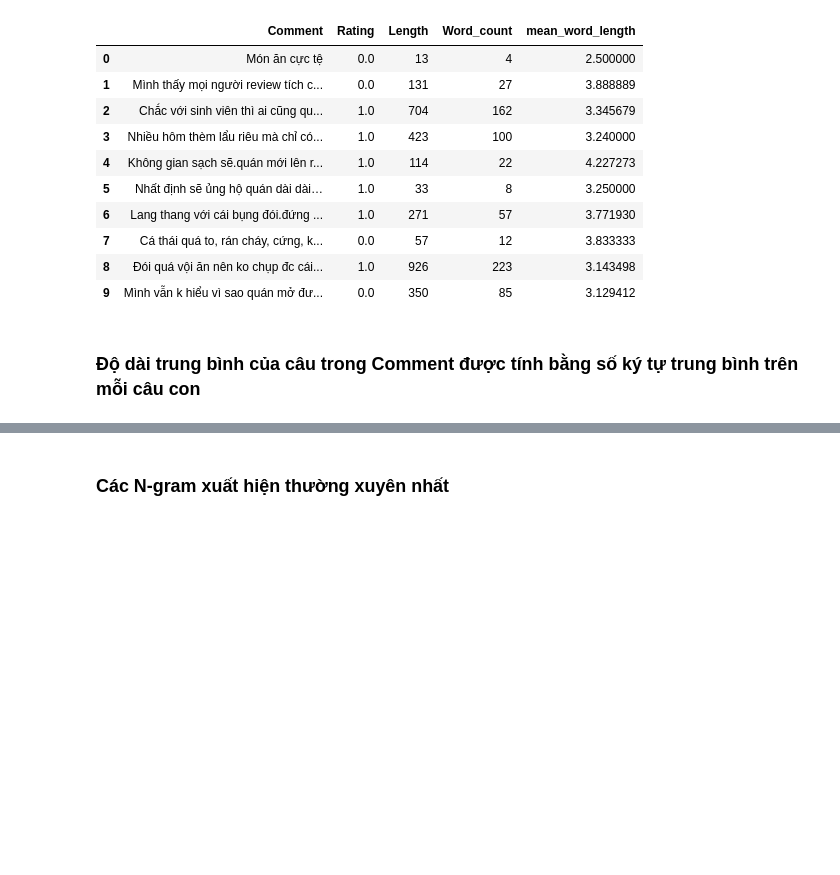
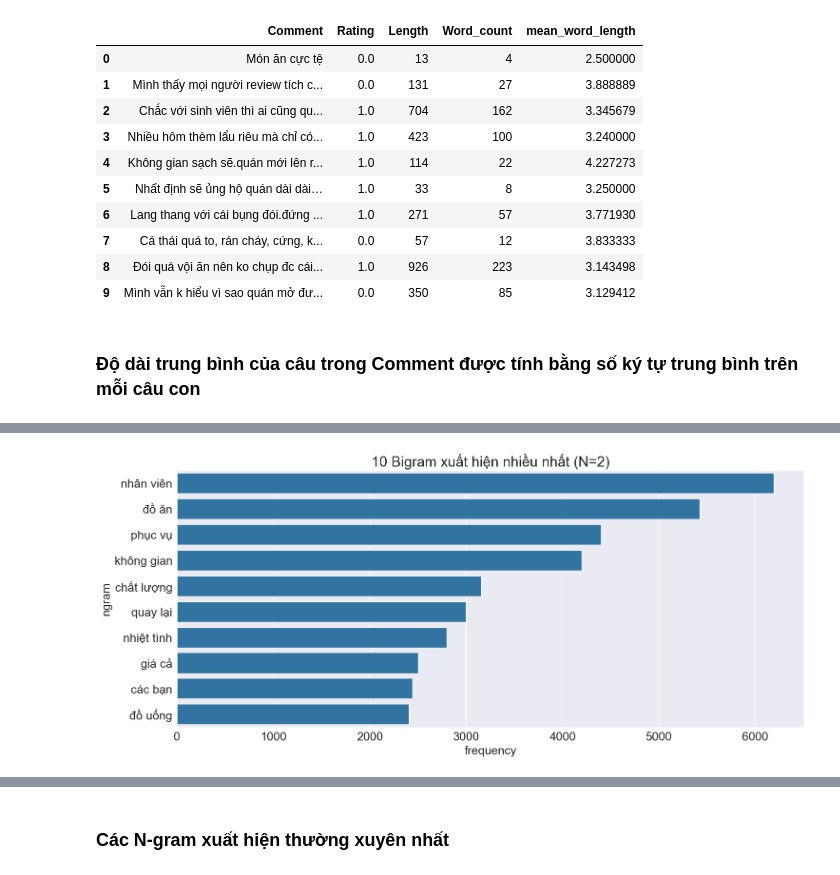
Before and after one commit to HongHanh-atUIT/CS231-NLP-FOOD-REVIEW-SA, a Jupyter notebook: EDA.ipynb, the cells around one changed output, grey strips where cells are left out. Saved outputs shown, nothing was run; the diff lists cells and outputs as text; code cells hidden in the pictures; blank space fills up the shorter version.

```diff
--- a/EDA.ipynb
+++ b/EDA.ipynb
@@ -187,0 +236,12 @@ for feature in features:
+# %%
+df['word_count'] = df['Comment'].apply(lambda x: len(x.split()))
+
+min_words = df['word_count'].min()
+max_words = df['word_count'].max()
+mean_words = df['word_count'].mean()
+median_words = df['word_count'].median()
+
+print(f"Số từ tối thiểu trong câu: {min_words}")
+print(f"Số từ tối đa trong câu: {max_words}")
+print(f"Số từ trung bình trong câu: {mean_words:.2f}")
+print(f"Số từ trung vị trong câu: {median_words}")
@@ -187,0 +265,13 @@ for feature in features:
+# %%
+cv = CountVectorizer(ngram_range=(2,2))
+bigrams = cv.fit_transform(df['Comment'])
+
+count_values = bigrams.sum(axis=0).A1
+ngram_freq = pd.DataFrame(sorted([(count_values[i], k) for k, i in cv.vocabulary_.items()], reverse = True))
+ngram_freq.columns = ["frequency", "ngram"]
+
+sns.barplot(x=ngram_freq['frequency'][:10], y=ngram_freq['ngram'][:10])
+plt.title('10 Bigram xuất hiện nhiều nhất (N=2)')
+plt.show()
+# %% [output]
+[figure, added]
```
Also changed, not shown: parts of 18 cells of this notebook.
